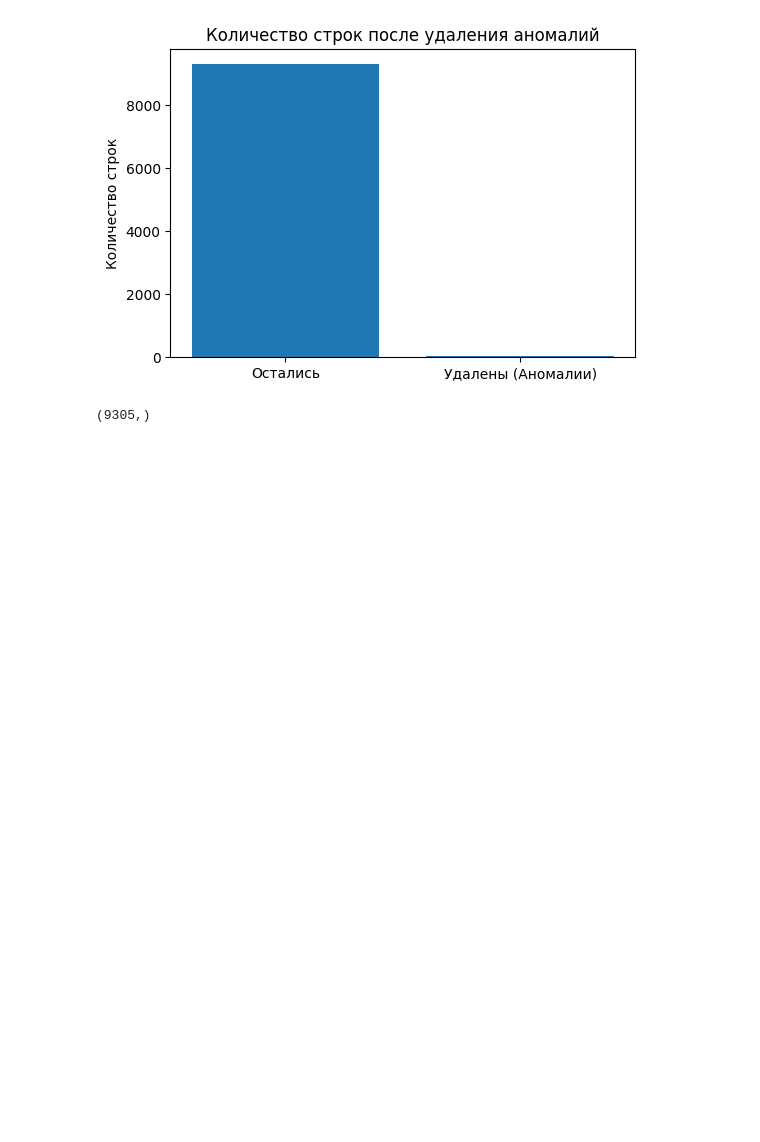
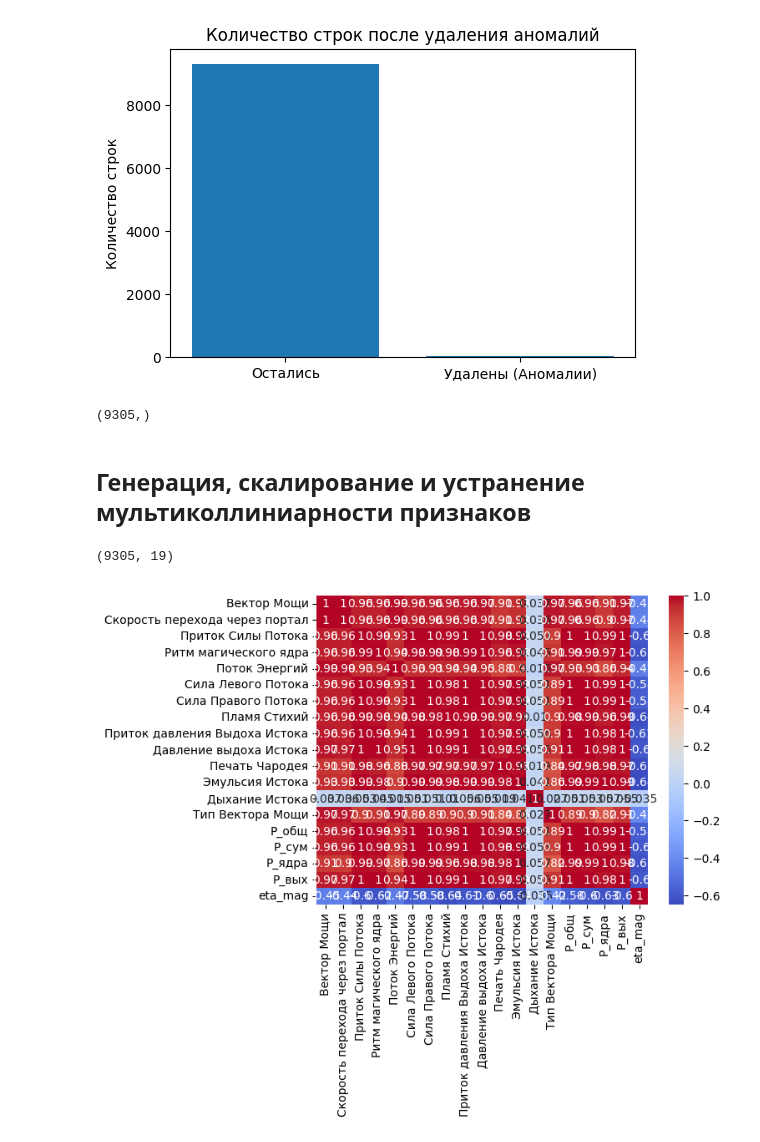
Before and after one commit to smnk-1/data-practicum, a Jupyter notebook: data_preprocessing.ipynb, the cells around one changed output. Saved outputs shown, nothing was run; the diff lists cells and outputs as text; code cells hidden in the pictures; blank space fills up the shorter version.

```diff
--- a/data_preprocessing.ipynb
+++ b/data_preprocessing.ipynb
@@ -715,3 +715,16 @@ y_train_outliers_and_anomaly_cleared = y_train[outliers_and_anomaly_cleared_mask
 y_train_outliers_and_anomaly_cleared.shape
 # %% [output]
 (9305,)
+# %% [markdown]
+## **Генерация, скалирование и устранение мультиколлиниарности признаков**
+# %%
+X_train = X_train_outlier_and_anomaly_cleared.copy()
+X_train.shape
+# %% [output]
+(9305, 19)
+# %%
+corr_matrix =X_train.corr()
+sns.heatmap(corr_matrix, annot=True, cmap='coolwarm')
+plt.show()
+# %% [output]
+[figure, added]
```
Also changed, not shown: parts of 13 cells of this notebook, 4 other files.
